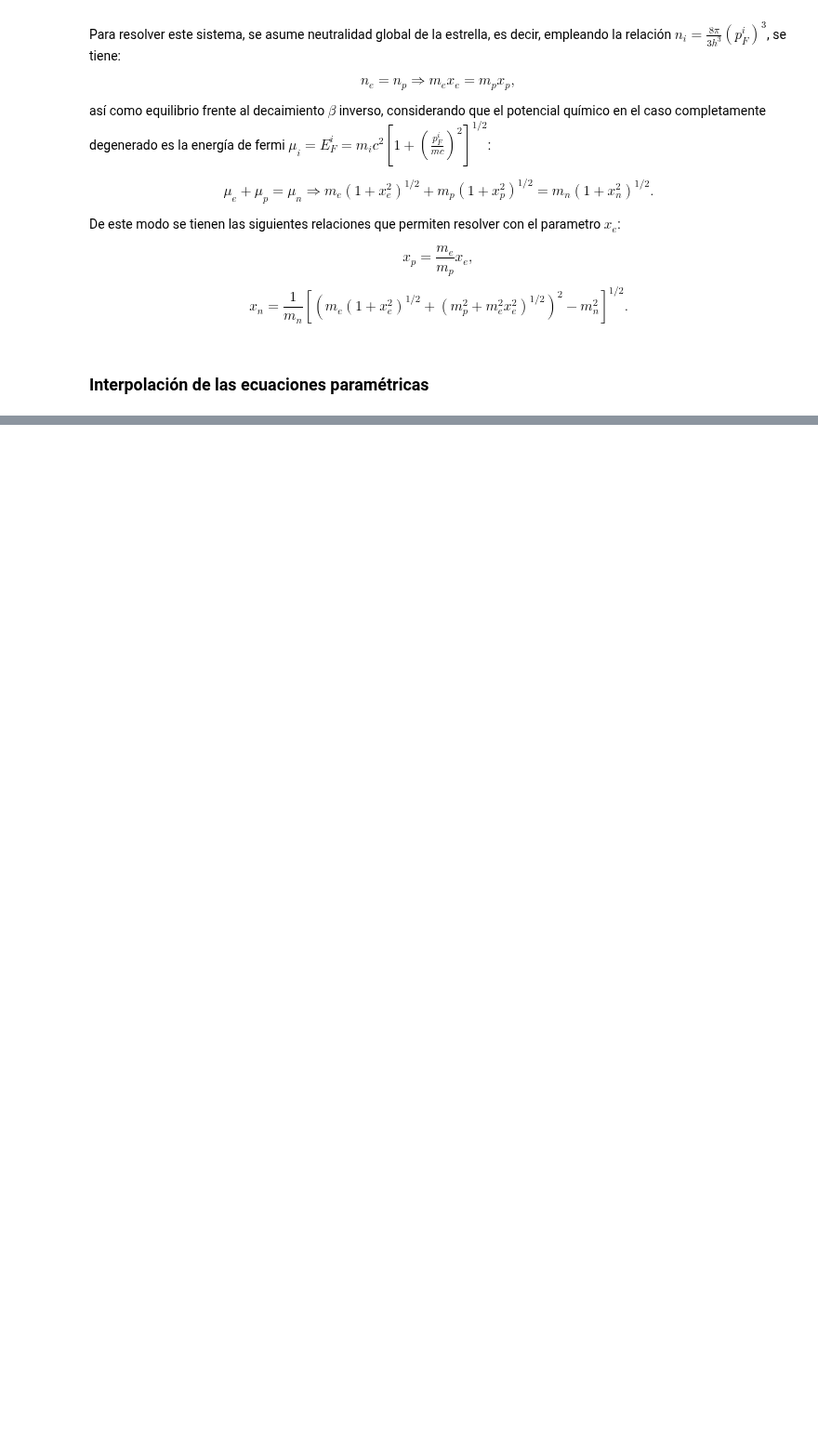
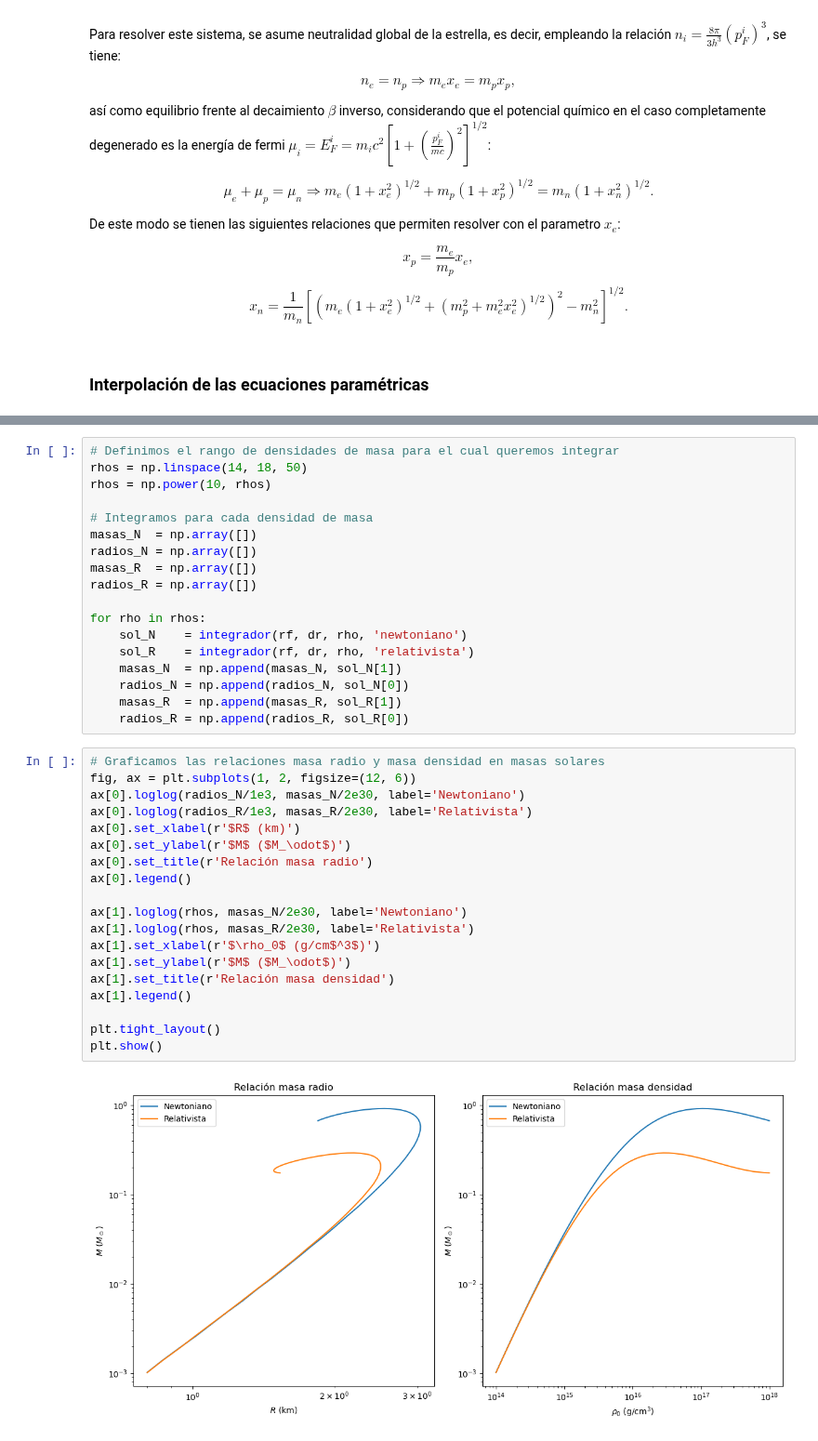
Before and after one commit to Vendetta0462/CalculosSimulaciones, a Jupyter notebook: gas_n-p-e.ipynb, the cells around one changed output, grey strips where cells are left out. Shown at 93% size. Saved outputs shown, nothing was run; the diff lists cells and outputs as text; blank space fills up the shorter version.

```diff
--- a/gas_n-p-e.ipynb
+++ b/gas_n-p-e.ipynb
@@ -42,0 +221,39 @@ $$ x_n = \frac{1}{m_n} \left[ \left( m_e(1+x_e^2)^{1/2} + \left(m_p^2+m_e^2 x_e^
+# %%
+# Definimos el rango de densidades de masa para el cual queremos integrar
+rhos = np.linspace(14, 18, 50)
+rhos = np.power(10, rhos)
+
+# Integramos para cada densidad de masa
+masas_N  = np.array([])
+radios_N = np.array([])
+masas_R  = np.array([])
+radios_R = np.array([])
+
+for rho in rhos:
+    sol_N    = integrador(rf, dr, rho, 'newtoniano')
+    sol_R    = integrador(rf, dr, rho, 'relativista')
+    masas_N  = np.append(masas_N, sol_N[1])
+    radios_N = np.append(radios_N, sol_N[0])
+    masas_R  = np.append(masas_R, sol_R[1])
+    radios_R = np.append(radios_R, sol_R[0])
+# %%
+# Graficamos las relaciones masa radio y masa densidad en masas solares
+fig, ax = plt.subplots(1, 2, figsize=(12, 6))
+ax[0].loglog(radios_N/1e3, masas_N/2e30, label='Newtoniano')
+ax[0].loglog(radios_R/1e3, masas_R/2e30, label='Relativista')
+ax[0].set_xlabel(r'$R$ (km)')
+ax[0].set_ylabel(r'$M$ ($M_\odot$)')
+ax[0].set_title(r'Relación masa radio')
+ax[0].legend()
+
+ax[1].loglog(rhos, masas_N/2e30, label='Newtoniano')
+ax[1].loglog(rhos, masas_R/2e30, label='Relativista')
+ax[1].set_xlabel(r'$\rho_0$ (g/cm$^3$)')
+ax[1].set_ylabel(r'$M$ ($M_\odot$)')
+ax[1].set_title(r'Relación masa densidad')
+ax[1].legend()
+
+plt.tight_layout()
+plt.show()
+# %% [output]
+[figure, added]
```
Also changed, not shown: parts of 5 cells of this notebook.
